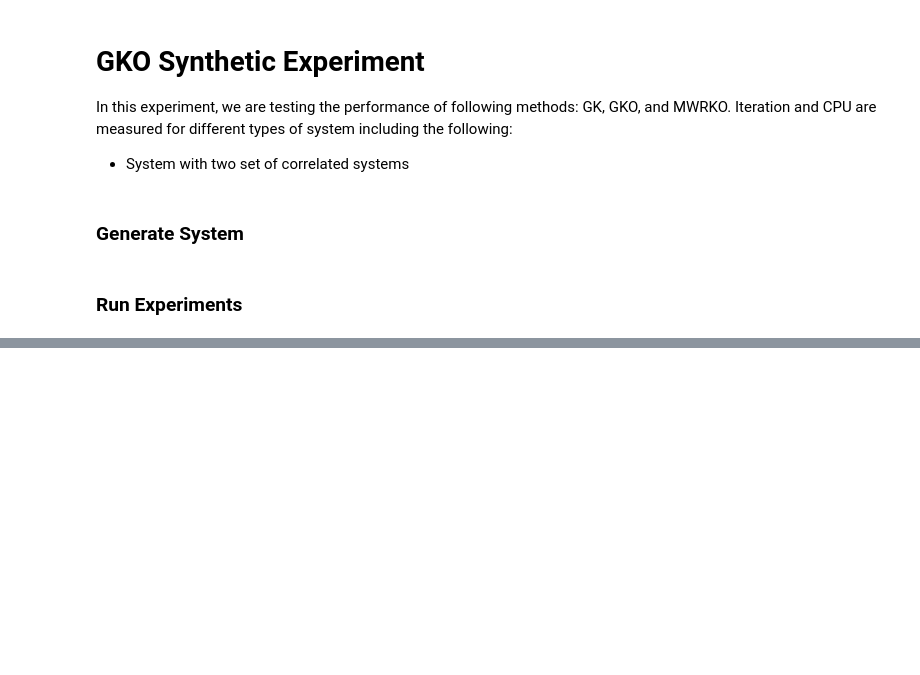
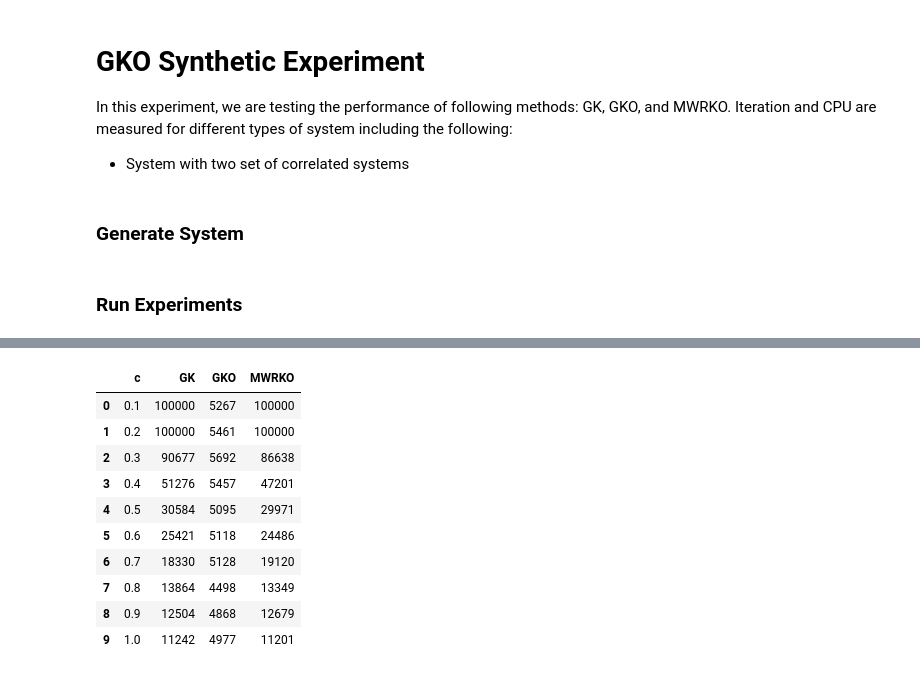
Before and after one commit to emicervantes/gko-23, a Jupyter notebook: scripts/synthetic-exp/synthetic-exp4.ipynb, the cells around one changed output, grey strips where cells are left out. Cells and saved outputs as stored; diff of their text form; code cells hidden in the pictures; blank space fills up the shorter version.

```diff
--- a/scripts/synthetic-exp/synthetic-exp4.ipynb
+++ b/scripts/synthetic-exp/synthetic-exp4.ipynb
@@ -102,0 +164,19 @@ plt.savefig('../../outputs/synthetic-exp/5000x500/iter/5000-corr-cpu.png')
+# %%
+df_iter = pd.DataFrame()
+df_iter['c'] = c
+df_iter['GK'] = gk_iter
+df_iter['GKO'] = gko_iter
+df_iter['MWRKO'] = mwrko_iter
+df_iter
+# %% [output]
+|  | c | GK | GKO | MWRKO |
+| 0 | 0.1 | 100000 | 5267 | 100000 |
+| 1 | 0.2 | 100000 | 5461 | 100000 |
+| 2 | 0.3 | 90677 | 5692 | 86638 |
+| 3 | 0.4 | 51276 | 5457 | 47201 |
+| 4 | 0.5 | 30584 | 5095 | 29971 |
+| 5 | 0.6 | 25421 | 5118 | 24486 |
+| 6 | 0.7 | 18330 | 5128 | 19120 |
+| 7 | 0.8 | 13864 | 4498 | 13349 |
+| 8 | 0.9 | 12504 | 4868 | 12679 |
+| 9 | 1.0 | 11242 | 4977 | 11201 |
```
Also changed, not shown: parts of 7 cells of this notebook.
